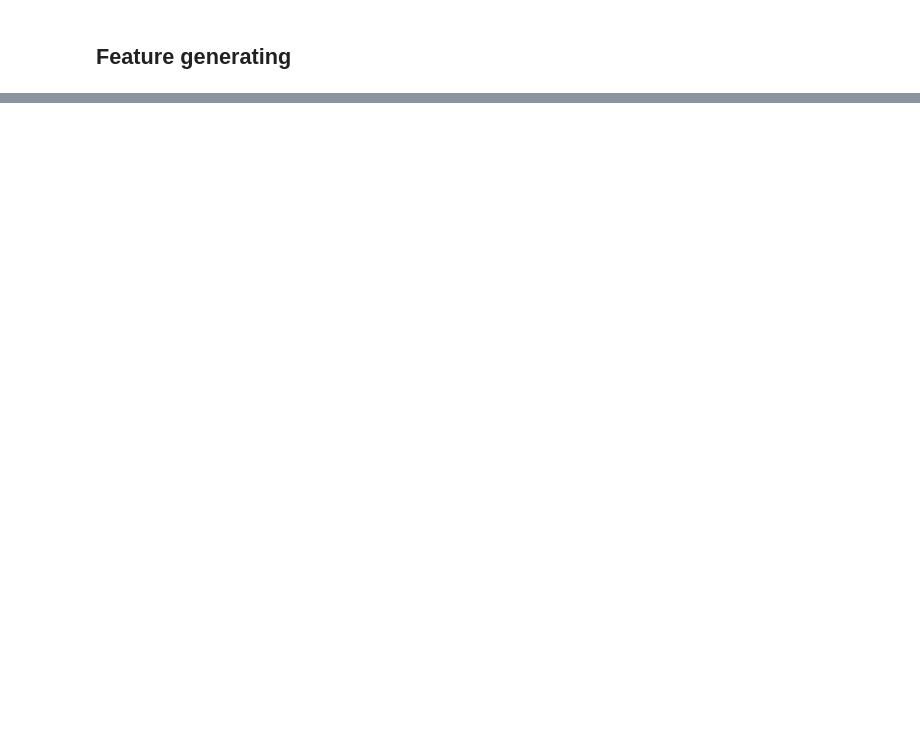
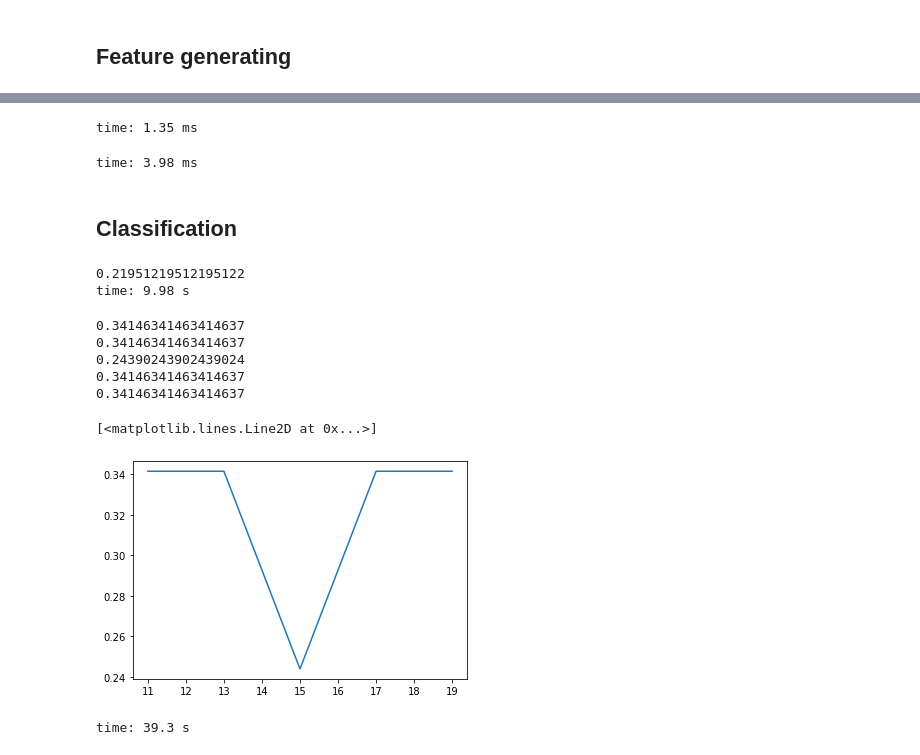
Before and after one commit to Midren/ActivityClassification, a Jupyter notebook: project.ipynb, the cells around one changed output, grey strips where cells are left out. Drawn from its saved outputs; the diff is of its cells as text; code cells hidden in the pictures; blank space fills up the shorter version.

Commit message:
Added classification based on ECG

```diff
--- a/project.ipynb
+++ b/project.ipynb
@@ -429,0 +535,60 @@ time: 222 µs
+# %%
+X = data.drop(columns=['activity'])
+y = data['activity']
+# %% [output]
+time: 1.35 ms
+# %%
+X_train, X_test, y_train, y_test = train_test_split(X, y, test_size=0.20, random_state=42, stratify=y)
+# %% [output]
+time: 3.98 ms
+# %% [markdown]
+## Classification
+# %%
+# A parameter grid for XGBoost
+params = {
+        'min_child_weight': [1, 5, 10],
+        'gamma': [0.5, 1, 1.5, 2, 5],
+        'max_depth': [3, 4, 5],
+        }
+
+model = XGBClassifier()
+clf = GridSearchCV(model, params, n_jobs=5,
+               cv=StratifiedKFold(),
+               verbose=0, refit=True)
+
+clf.fit(X_train, y_train)
+y_pred = clf.predict(X_test)
+top_features = list(map(lambda x: x[1], sorted(zip(clf.best_estimator_.feature_importances_, range(0,40)), key=lambda x: x[0], reverse=True)))
+top_all_features = top_features
+print(accuracy_score(y_pred, y_test))
+# %% [output]
+0.21951219512195122
+time: 9.98 s
+# %%
+best = 0, None, 0
+scores = []
+for i in range(19, 10, -2):
+    model = XGBClassifier()
+    clf = GridSearchCV(model, params, n_jobs=5,
+                   cv=StratifiedKFold(),
+                   verbose=0, refit=True)
+
+    clf.fit(X_train.iloc[:, top_features[:i]], y_train)
+    y_pred = clf.predict(X_test.iloc[:, top_features[:i]])
+    score = accuracy_score(y_pred, y_test)
+    if score > best[0]:
+         best = score, clf, top_features[:i]
+    print(score)
+    top_features = list(map(lambda x: x[1], sorted(zip(clf.best_estimator_.feature_importances_, range(0,40)), key=lambda x: x[0], reverse=True)))
+    scores.append(score)
+
+pyplot.plot(range(19, 10, -2), scores)
+# %% [output]
+0.34146341463414637
+0.34146341463414637
+0.24390243902439024
+0.34146341463414637
+0.34146341463414637
+[<matplotlib.lines.Line2D at 0x...>]
+[figure, added]
+time: 39.3 s
```
Also changed, not shown: parts of 43 cells of this notebook.
